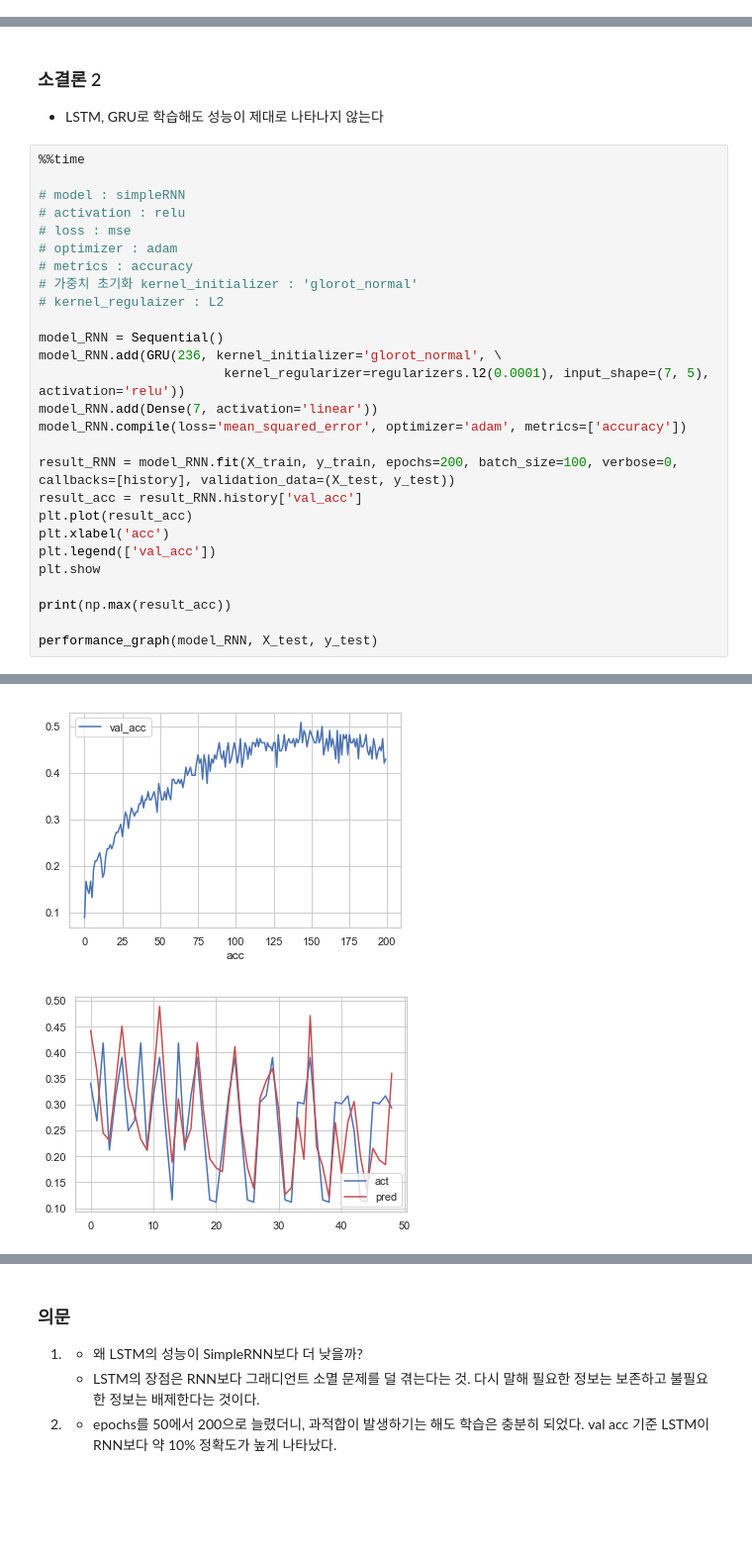
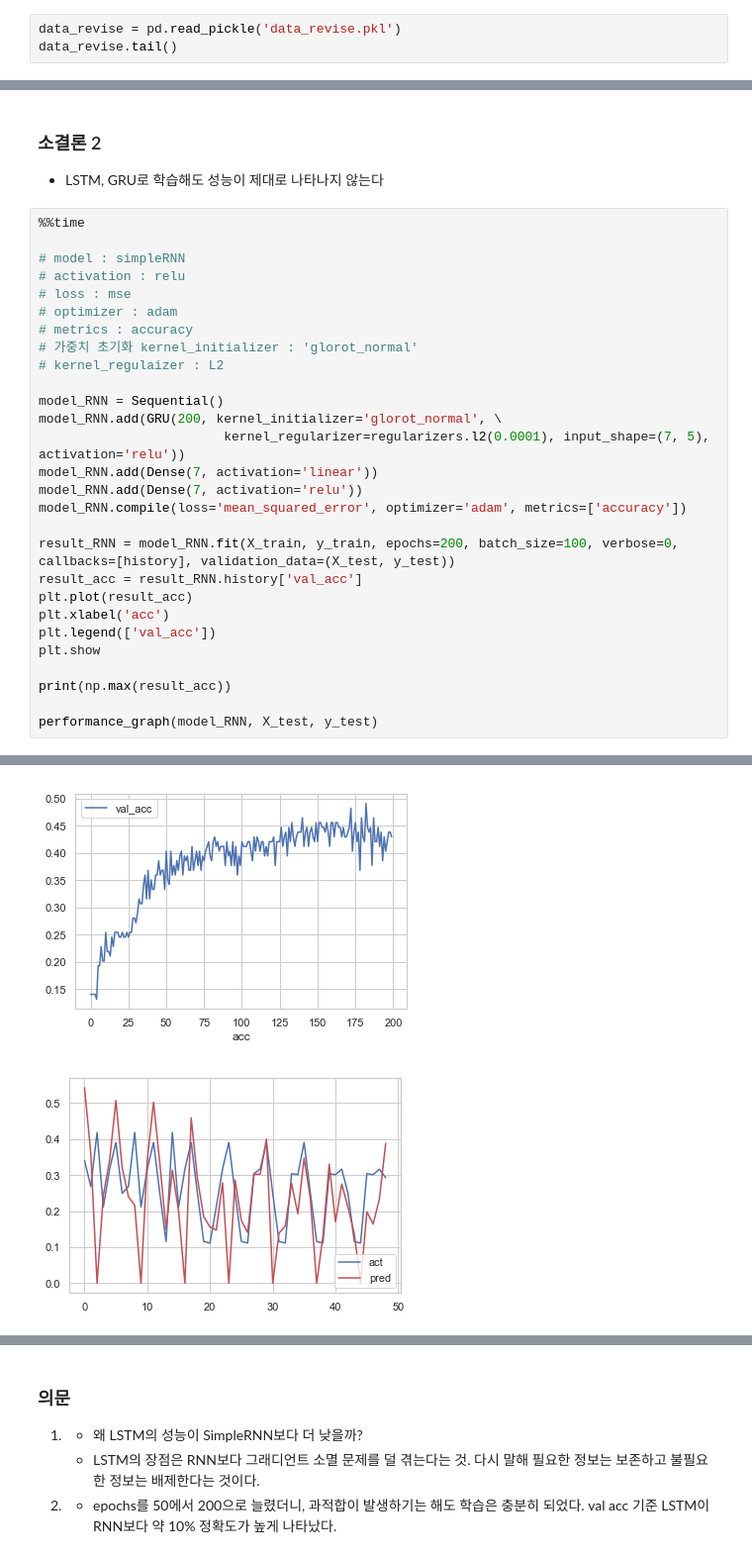
Before and after one commit to seokyeongheo/iot-data-practice, a Jupyter notebook: 3rd/181219_rnn.ipynb, the cells around one changed output, grey strips where cells are left out. Shown at 99% size. Cells and saved outputs as stored; diff of their text form; blank space fills up the shorter version.

Commit message:
iot-practice-rnn-08-revise

```diff
--- a/3rd/181219_rnn.ipynb
+++ b/3rd/181219_rnn.ipynb
@@ -209,0 +240,3 @@ data_revise.to_pickle('data_revise.pkl')
+# %%
+data_revise = pd.read_pickle('data_revise.pkl')
+data_revise.tail()
@@ -772,9 +813,10 @@ Wall time: 1min 13s
 # kernel_regulaizer : L2
 
 model_RNN = Sequential()
-model_RNN.add(GRU(236, kernel_initializer='glorot_normal', \
+model_RNN.add(GRU(200, kernel_initializer='glorot_normal', \
                         kernel_regularizer=regularizers.l2(0.0001), input_shape=(7, 5), activation='relu'))
 model_RNN.add(Dense(7, activation='linear'))
+model_RNN.add(Dense(7, activation='relu'))
 model_RNN.compile(loss='mean_squared_error', optimizer='adam', metrics=['accuracy'])
 
 result_RNN = model_RNN.fit(X_train, y_train, epochs=200, batch_size=100, verbose=0, callbacks=[history], validation_data=(X_test, y_test))
@@ -792,2 +834,2 @@ performance_graph(model_RNN, X_test, y_test)
-[figure, old version]
+[figure, new version]
-[figure, old version]
+[figure, new version]
```
Also changed, not shown: parts of 21 cells of this notebook, 1 other file.
